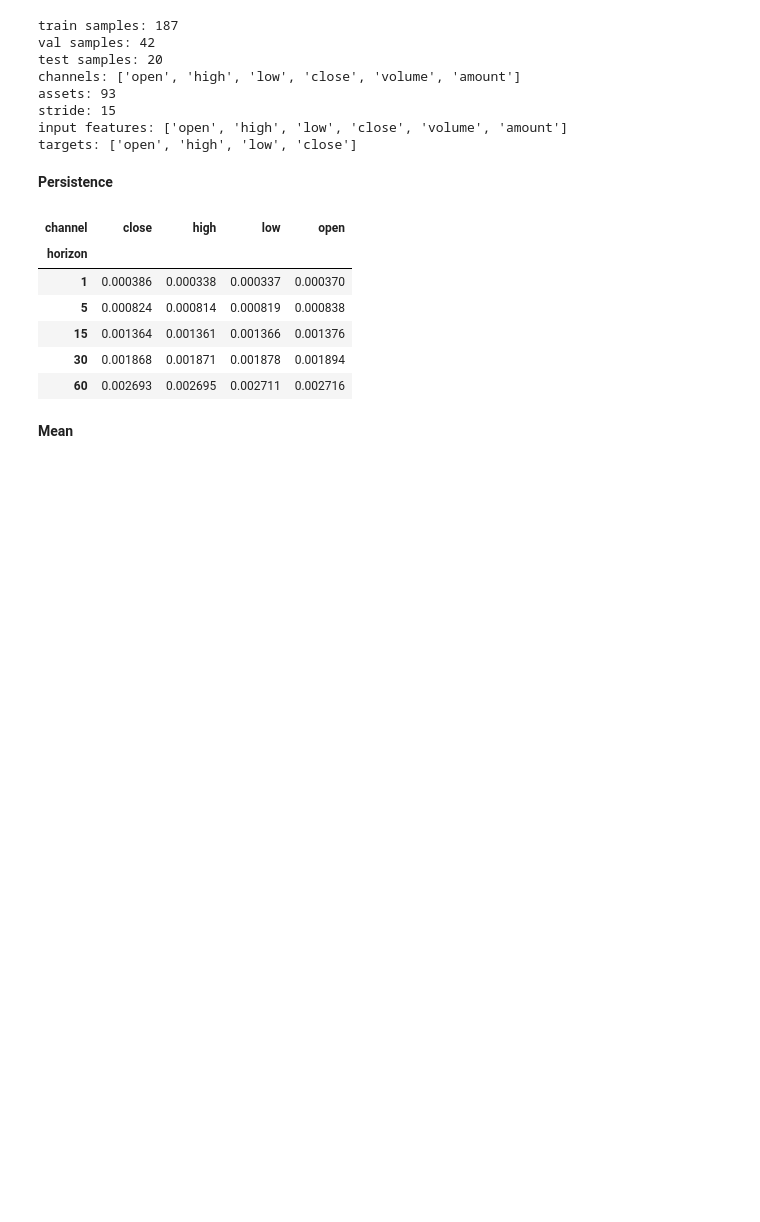
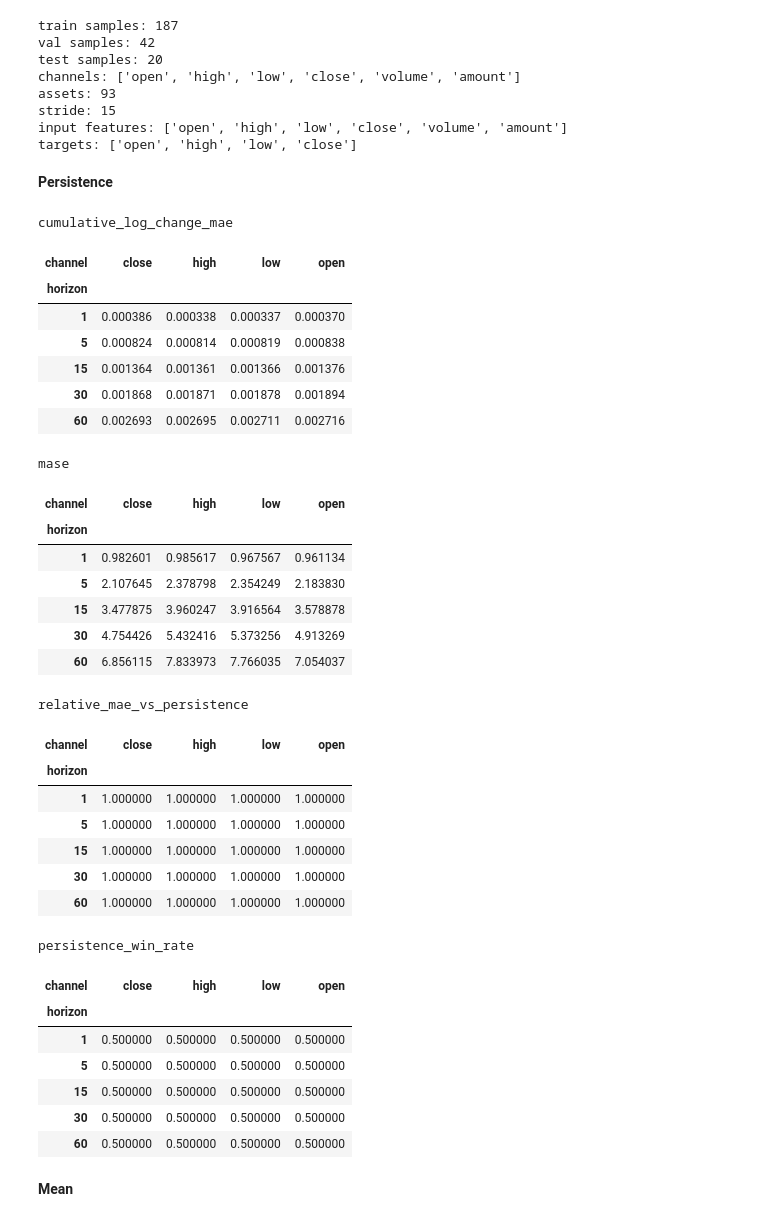
Before and after one commit to VishR-94/dynamic_graphs_thesis, a Jupyter notebook: notebooks/baselines.ipynb, the cells around one changed output. Cells and saved outputs as stored; diff of their text form; code cells hidden in the pictures; blank space fills up the shorter version.

Commit message:
Unify baseline outputs and forecast evaluation

```diff
--- a/notebooks/baselines.ipynb
+++ b/notebooks/baselines.ipynb
@@ -83,41 +83,81 @@ targets: ['open', 'high', 'low', 'close']
 # %%
 persistence = PersistenceBaseline.from_config(config)
 
 persistence.fit(
     train_split=train,
     val_split=val,
 )
 
 persistence_result = persistence.predict(
     split=test,
-    output_space="cumulative_log_change",
     batch_size=256,
 )
 
-metric = "MAE"
-persistence_metric_table = make_metric_table(
-    metric=metric,
-    y_pred=persistence_result["y_pred"],
-    y_true=persistence_result["y_true"],
-    horizons=persistence_result["horizons"],
-    channels=persistence_result["channels"],
-    assets=test["asset_cols"],
-    horizon=[1,5,15,30,60],
-    channel=['close','high','low','open'],
+persistence_evaluator = ForecastEvaluator(
+    prediction_result=persistence_result,
+    train_split=train,
 )
 
-persistence_metric_table.pivot(index="horizon",
-    columns="channel",
-    values=metric.upper(),
+persistence_results = persistence_evaluator.evaluate(
+    metrics=persistence_evaluator.available_metrics,
+    reduce_dims=(0, 2),
 )
+
+persistence_metric_table = make_evaluation_table(
+    metric_results=persistence_results,
+    horizons=persistence_evaluator.horizons,
+    channels=persistence_evaluator.channels,
+)
+
+for metric_name in persistence_evaluator.available_metrics:
+    metric_pivot = (
+        persistence_metric_table
+        .loc[
+            persistence_metric_table["metric"] == metric_name
+        ]
+        .pivot(
+            index="horizon",
+            columns="channel",
+            values="value",
+        )
+    )
+
+    display(
+        metric_pivot.style.set_caption(metric_name)
+    )
 # %% [output]
+cumulative_log_change_mae
 | channel | close | high | low | open |
 | horizon |  |  |  |  |
 | 1 | 0.000386 | 0.000338 | 0.000337 | 0.000370 |
 | 5 | 0.000824 | 0.000814 | 0.000819 | 0.000838 |
 | 15 | 0.001364 | 0.001361 | 0.001366 | 0.001376 |
 | 30 | 0.001868 | 0.001871 | 0.001878 | 0.001894 |
 | 60 | 0.002693 | 0.002695 | 0.002711 | 0.002716 |
+mase
+| channel | close | high | low | open |
+| horizon |  |  |  |  |
+| 1 | 0.982601 | 0.985617 | 0.967567 | 0.961134 |
+| 5 | 2.107645 | 2.378798 | 2.354249 | 2.183830 |
+| 15 | 3.477875 | 3.960247 | 3.916564 | 3.578878 |
+| 30 | 4.754426 | 5.432416 | 5.373256 | 4.913269 |
+| 60 | 6.856115 | 7.833973 | 7.766035 | 7.054037 |
+relative_mae_vs_persistence
+| channel | close | high | low | open |
+| horizon |  |  |  |  |
+| 1 | 1.000000 | 1.000000 | 1.000000 | 1.000000 |
+| 5 | 1.000000 | 1.000000 | 1.000000 | 1.000000 |
+| 15 | 1.000000 | 1.000000 | 1.000000 | 1.000000 |
+| 30 | 1.000000 | 1.000000 | 1.000000 | 1.000000 |
+| 60 | 1.000000 | 1.000000 | 1.000000 | 1.000000 |
+persistence_win_rate
+| channel | close | high | low | open |
+| horizon |  |  |  |  |
+| 1 | 0.500000 | 0.500000 | 0.500000 | 0.500000 |
+| 5 | 0.500000 | 0.500000 | 0.500000 | 0.500000 |
+| 15 | 0.500000 | 0.500000 | 0.500000 | 0.500000 |
+| 30 | 0.500000 | 0.500000 | 0.500000 | 0.500000 |
+| 60 | 0.500000 | 0.500000 | 0.500000 | 0.500000 |
 # %% [markdown]
 **Mean**
 # %%
```
Also changed, not shown: parts of 6 cells of this notebook, 8 other files.
